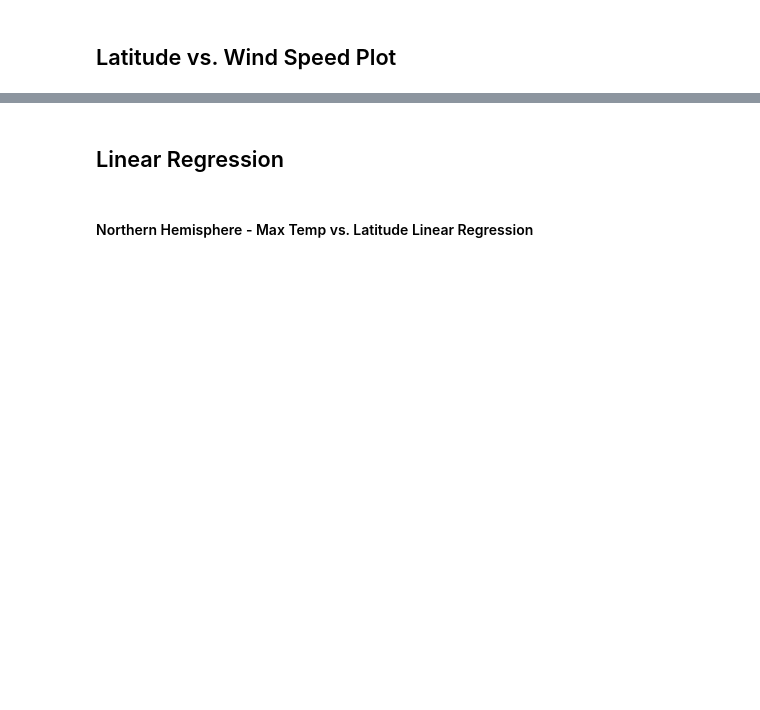
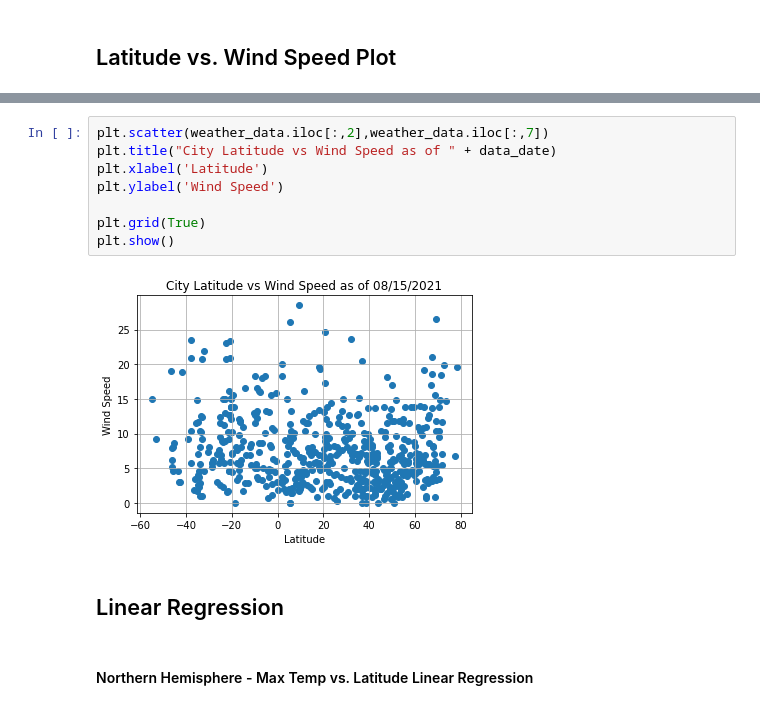
Before and after one commit to melissadiep94/python-api-challenge, a Jupyter notebook: WeatherPy/WeatherPy.ipynb, the cells around one changed output, grey strips where cells are left out. Drawn from its saved outputs; the diff is of its cells as text; blank space fills up the shorter version.

```diff
--- a/WeatherPy/WeatherPy.ipynb
+++ b/WeatherPy/WeatherPy.ipynb
@@ -151,3 +245,13 @@ Int64Index([], dtype='int64')
+# %%
+plt.scatter(weather_data.iloc[:,2],weather_data.iloc[:,7])
+plt.title("City Latitude vs Wind Speed as of " + data_date)
+plt.xlabel('Latitude')
+plt.ylabel('Wind Speed')
+
+plt.grid(True)
+plt.show()
+# %% [output]
+[figure, added]
 # %% [markdown]
 ## Linear Regression
 # %% [markdown]
```
Also changed, not shown: parts of 25 cells of this notebook, 2 other files.
